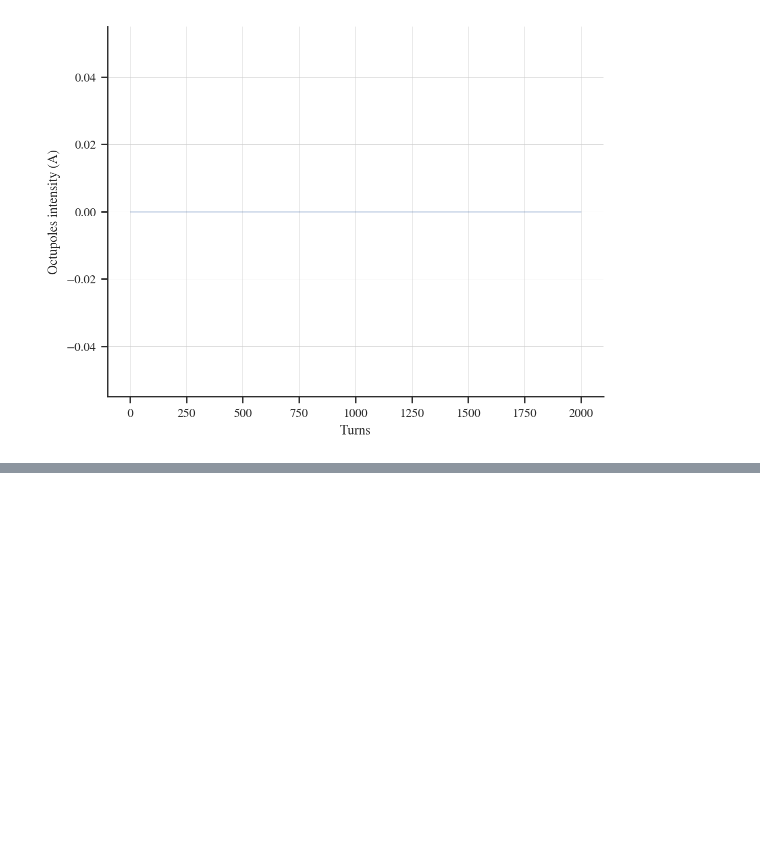
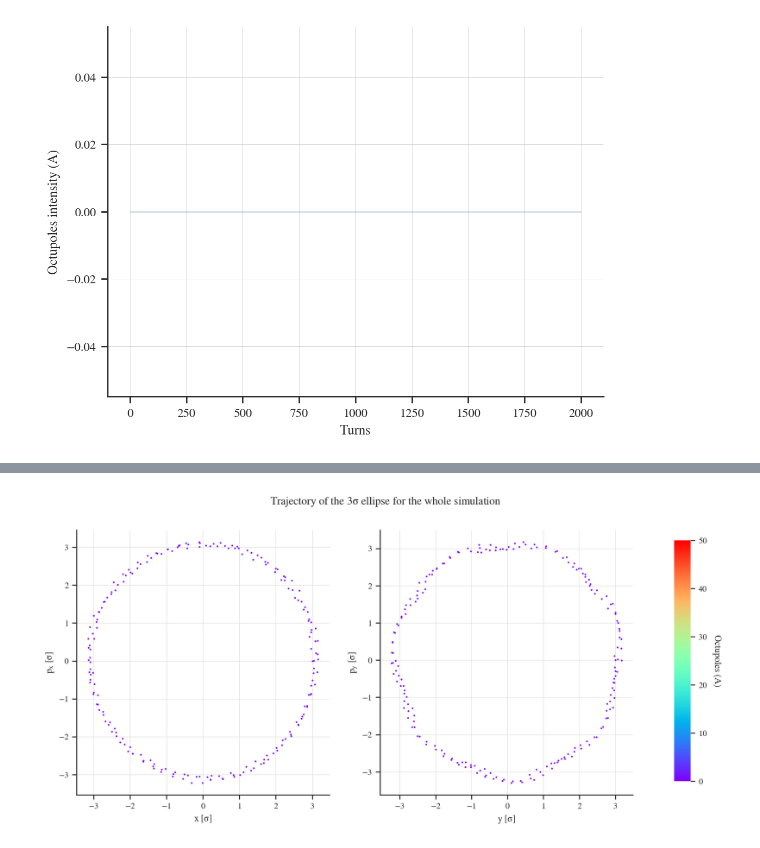
Before and after one commit to ColasDroin/DA_study_boilerplate, a Jupyter notebook: master_study/analysis/analysis_dynamic_octupoles_normalized.ipynb, the cells around one changed output, grey strips where cells are left out. Cells and saved outputs as stored; diff of their text form; code cells hidden in the pictures; blank space fills up the shorter version.

Commit message:
Updated normalized analysis

```diff
--- a/master_study/analysis/analysis_dynamic_octupoles_normalized.ipynb
+++ b/master_study/analysis/analysis_dynamic_octupoles_normalized.ipynb
@@ -211,0 +123,28 @@ KeyboardInterrupt:
+# %%
+# Plot the trajectory of a single ellipse for the whole simulation
+cmap = matplotlib.colormaps['rainbow']
+max_oct = np.max(dic_obs['l_oct'])+50
+fig, ax = plt.subplots(1, 2, figsize=(12, 5))
+for octu, df in zip(dic_obs['l_oct'],dic_obs['l_df_particles']):
+    ax[0].scatter(df["x_norm"][6], df["px_norm"][6], s=1, color=cmap(octu/max_oct))
+    ax[1].scatter(df["y_norm"][6], df["py_norm"][6], s=1, color=cmap(octu/max_oct))
+ax[0].set_xlabel(r"$x$ [$\sigma$]")
+ax[0].set_ylabel(r"$p_x$ [$\sigma$]")
+ax[0].grid()
+ax[1].set_xlabel(r"$y$ [$\sigma$]")
+ax[1].set_ylabel(r"$p_y$ [$\sigma$]")
+ax[1].grid()
+
+# Display colorbar
+fig.subplots_adjust(right=0.8)
+cbar_ax = fig.add_axes([0.85, 0.15, 0.02, 0.7])
+sm = plt.cm.ScalarMappable(cmap=cmap, norm=plt.Normalize(0, max_oct))
+sm.set_array([])
+cb = fig.colorbar(sm, cax=cbar_ax, orientation='vertical')
+cb.outline.set_visible(False)
+cb.ax.get_yaxis().labelpad = 15
+cb.ax.set_ylabel('Octupoles (A)', rotation=270)
+plt.suptitle("Trajectory of the $3\sigma$ ellipse for the whole simulation")
+plt.show()
+# %% [output]
+[figure, added]
```
Also changed, not shown: parts of 7 cells of this notebook, 2 other files.
